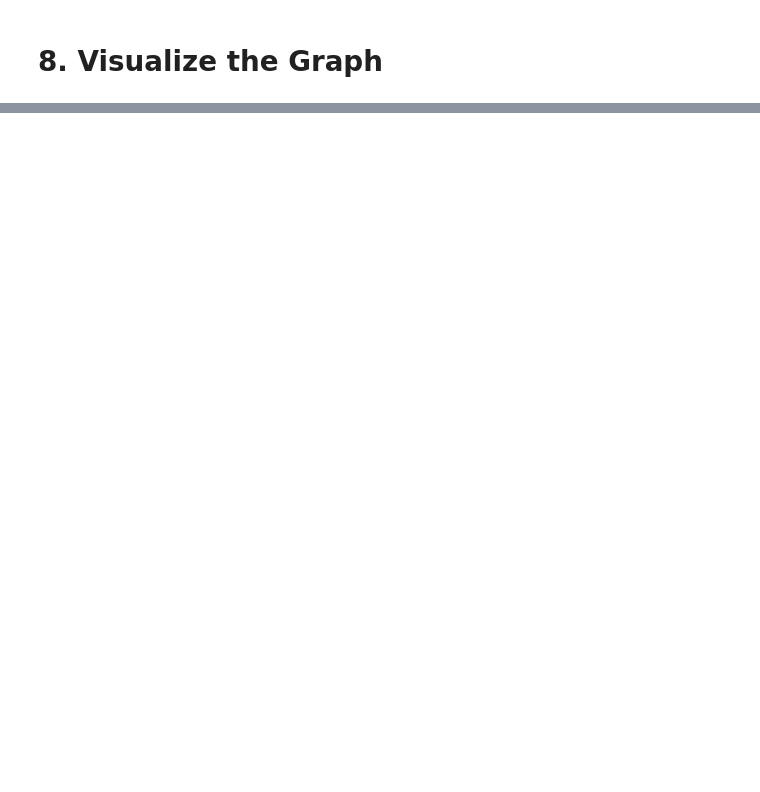
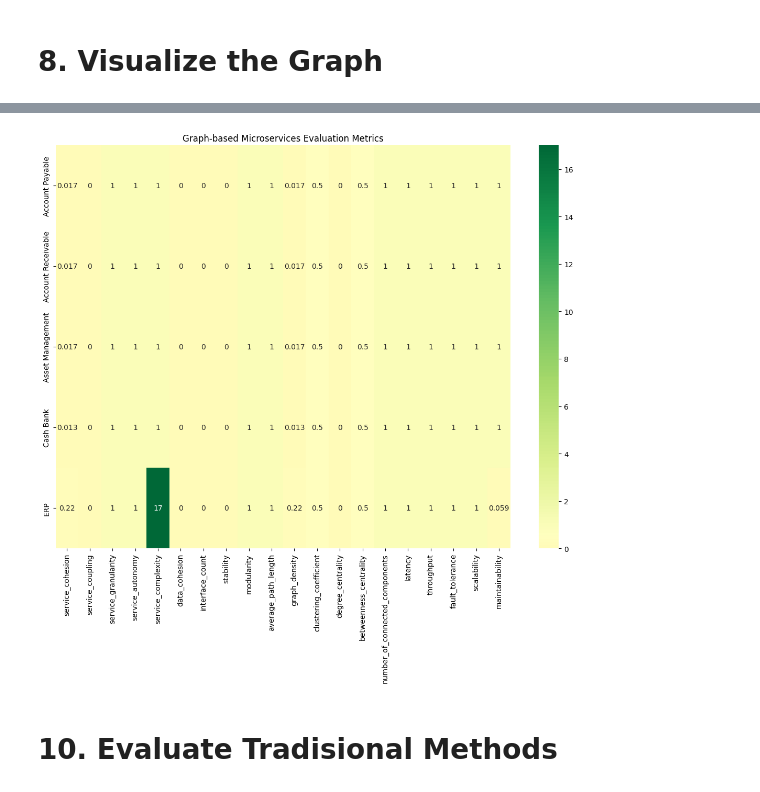
Before and after one commit to kurniacf/BPMN_Microservices_Graph_Modelling, a Jupyter notebook: index.ipynb, the cells around one changed output, grey strips where cells are left out. Saved outputs shown, nothing was run; the diff lists cells and outputs as text; code cells hidden in the pictures; blank space fills up the shorter version.

Commit message:
feat: fix evaluation metrics

```diff
--- a/index.ipynb
+++ b/index.ipynb
@@ -769,0 +1264,13 @@ neo4j_graph.html
+# %%
+# Visualize results with a heatmap
+import seaborn as sns
+import matplotlib.pyplot as plt
+
+plt.figure(figsize=(14, 10))
+sns.heatmap(evaluation_results, annot=True, cmap='RdYlGn', center=0.5)
+plt.title('Graph-based Microservices Evaluation Metrics')
+plt.show()
+# %% [output]
+[figure, added]
+# %% [markdown]
+# 10. Evaluate Tradisional Methods
```
Also changed, not shown: parts of 14 cells of this notebook, 9 other files.
